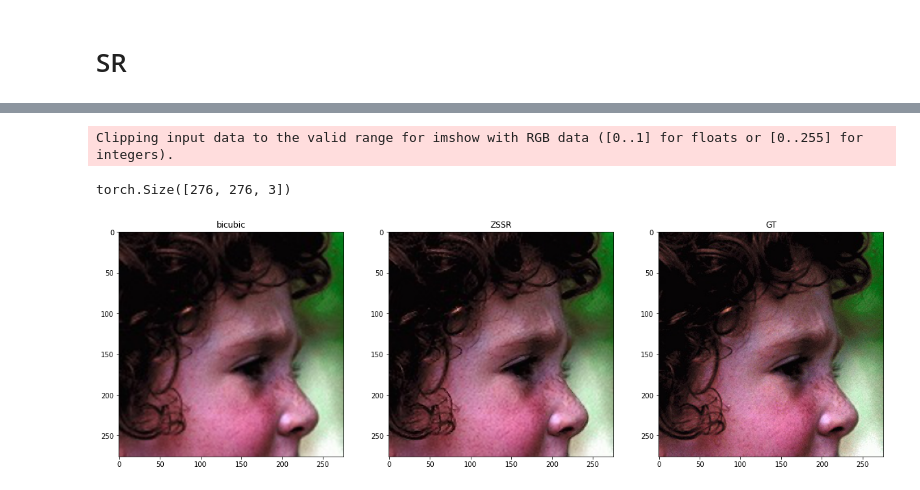
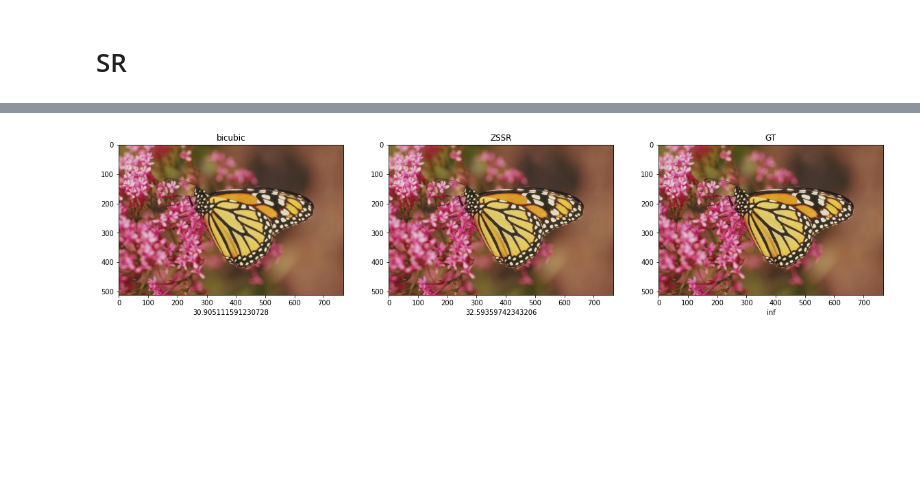
Before and after one commit to NiravTalaviya/Zero-Shot-Super-Resolution, a Jupyter notebook: zssr-torch.ipynb, the cells around one changed output, grey strips where cells are left out. Drawn from its saved outputs; the diff is of its cells as text; code cells hidden in the pictures; blank space fills up the shorter version.

```diff
--- a/zssr-torch.ipynb
+++ b/zssr-torch.ipynb
@@ -134,7 +153,7 @@ def PSNR(y_pred, y_orig):
 # %%
 start_time = time.time()
 
-name = 'I_9.jpg'
+name = 'I_2.jpg'
 OG_IMG_PATH = './Set14/hr/' + name
 LR_IMG_PATH = './Set14/lr_2/' + name
 # %%
@@ -142,7 +161,10 @@ device = torch.device('cuda' if torch.cuda.is_available() else 'cpu')
 
 # TODO: decreasing learining rate
 LEARNING_RATE = 0.001
-model = ZSSR(num_layers=6)
+
+HIDDEN_LAYERS = 2
+NUM_LAYERS = HIDDEN_LAYERS + 2
+model = ZSSR(num_layers=NUM_LAYERS)
 model.to(device)
 optimizer = optim.Adam(model.parameters(), lr = LEARNING_RATE)
 criterion = nn.MSELoss().to(device)
@@ -179,9 +197,11 @@ img_transform = tv.transforms.Compose([
     tv.transforms.ToTensor(),
     # tv.transforms.Normalize(mean=[0.5], std=[0.5]),
 ])
-dataset = ZSSRDataset(LR_IMG_PATH, OG_IMG_PATH, transforms=img_transform, sr_factor=SR_FACTOR, crop_size=CROP_SIZE)
+dataset = ZSSRDataset(LR_IMG_PATH, OG_IMG_PATH, transforms=img_transform,
+                      sr_factor=SR_FACTOR, crop_size=CROP_SIZE,
+                      add_noise=True)
 
-BATCH_SIZE = 10
+BATCH_SIZE = 30
 iterator = tud.DataLoader(dataset, shuffle=True, batch_size=BATCH_SIZE)
 len(iterator), len(dataset)
 # %% [output]
@@ -189,9 +209,8 @@ len(iterator), len(dataset)
 # %%
 import math
 
-TOTAL_BP = 20000
-EPOCHS = math.floor(TOTAL_BP / len(dataset))
-VIRTUAL_BATCH = 10
+TOTAL_BP = 800
+EPOCHS = math.ceil(TOTAL_BP / len(iterator))
 
 history = {'loss': [], 'psnr': []}
 
@@ -226,25 +243,30 @@ for epoch in range(EPOCHS):
 # %%
 og, img, interpolated = dataset.get_images()
 sr_img = tv.transforms.ToTensor()(interpolated).unsqueeze(0)
 
 # pil_inter = (og.resize((og.size[0]//SR_FACTOR, og.size[1]//SR_FACTOR), Image.BICUBIC)).resize(og.size, Image.BICUBIC)
 
 sr_img = model(sr_img.to(device)).squeeze(0)
 sr_img = sr_img.detach().cpu().permute(1, 2, 0)
-print(sr_img.shape)
+sr_img = torch.clamp(sr_img, min=0, max=1)
+sr_img = sr_img.numpy()
+
+interpolated = np.array(interpolated)
+interpolated = np.clip(interpolated / 255, 0, 1)
+og = np.array(og)
+og = np.clip(og / 255, 0, 1)
 
 fig, axes = plt.subplots(1, 3, figsize=(20, 10))
 im = [interpolated, sr_img, og]
 title = ["bicubic", "ZSSR", "GT"]
 for i, ax in enumerate(axes):
     ax.set_title(title[i])
+    ax.set_xlabel(peak_signal_noise_ratio(im[i], im[2]))
     ax.imshow(im[i])
 
 plt.savefig('./results/res_' + name.split(".")[0] + '_ep_' + str(EPOCHS) + '_x' + str(SR_FACTOR))
 # %% [output]
-Clipping input data to the valid range for imshow with RGB data ([0..1] for floats or [0..255] for integers).
-torch.Size([276, 276, 3])
-[figure, old version]
+[figure, new version]
 # %%
 (fig, axes) = plt.subplots(nrows=1, ncols=2, figsize=(20,10))
 axes[0].plot(history['loss'])
```
Also changed, not shown: parts of 8 cells of this notebook.
